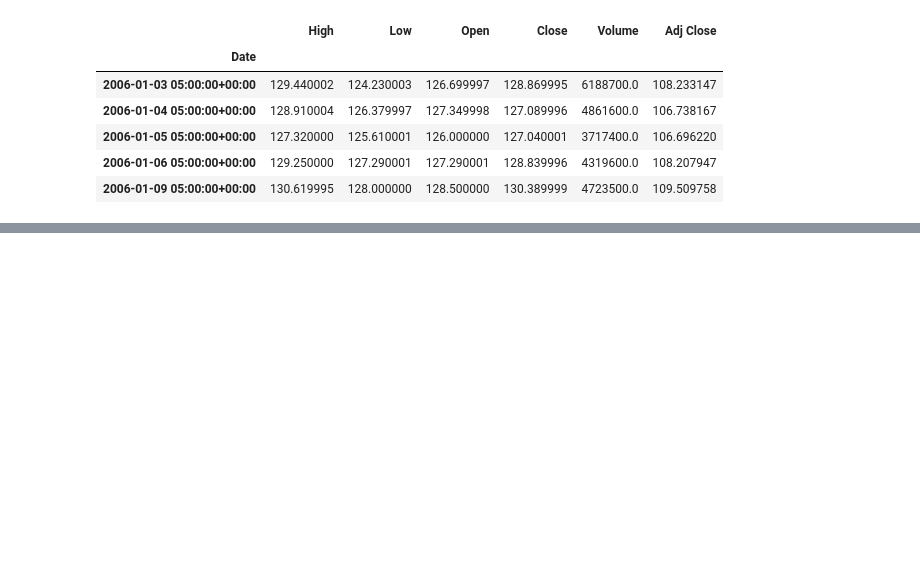
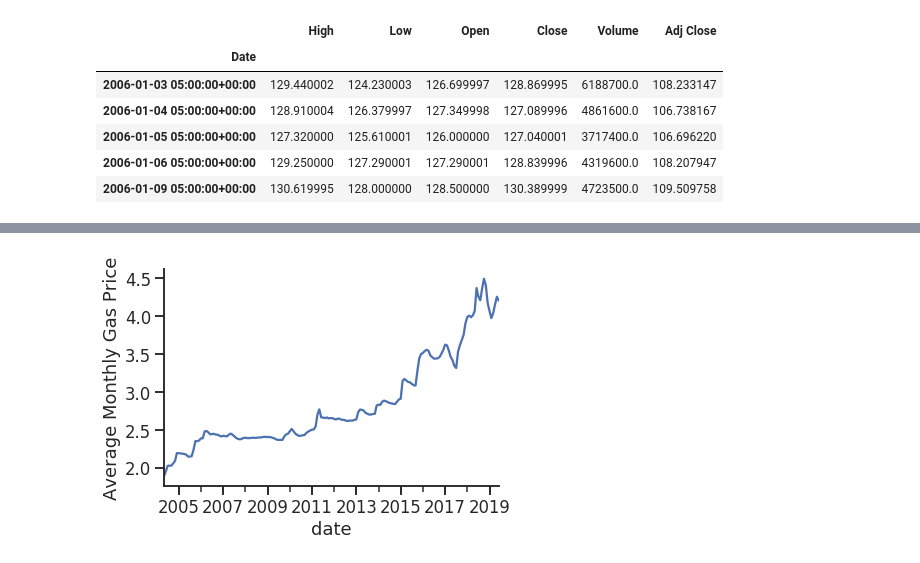
Before and after one commit to millengustavo/time-series-forecasting, a Jupyter notebook: notebooks/pandas-time-series.ipynb, the cells around one changed output, grey strips where cells are left out. Saved outputs shown, nothing was run; the diff lists cells and outputs as text; code cells hidden in the pictures; blank space fills up the shorter version.

```diff
--- a/notebooks/pandas-time-series.ipynb
+++ b/notebooks/pandas-time-series.ipynb
@@ -151,0 +185,3 @@ gs.tz_localize('US/Eastern').tz_convert('UTC').head()
+# %%
+y = gas_sp.resample("MS").mean()["price"]
+y.head()
@@ -151,0 +196,6 @@ gs.tz_localize('US/Eastern').tz_convert('UTC').head()
+# %%
+ax = y.plot()
+ax.set(ylabel="Average Monthly Gas Price")
+sns.despine()
+# %% [output]
+[figure, added]
```
Also changed, not shown: parts of 31 cells of this notebook.
